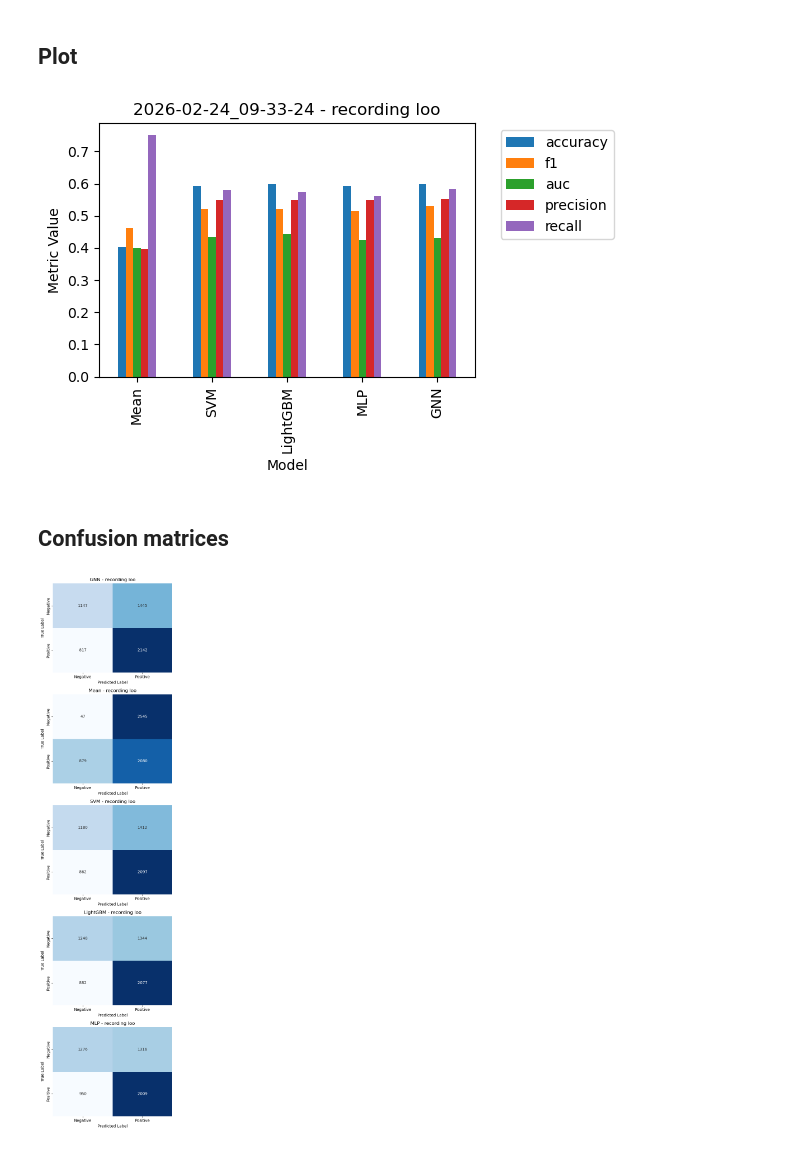
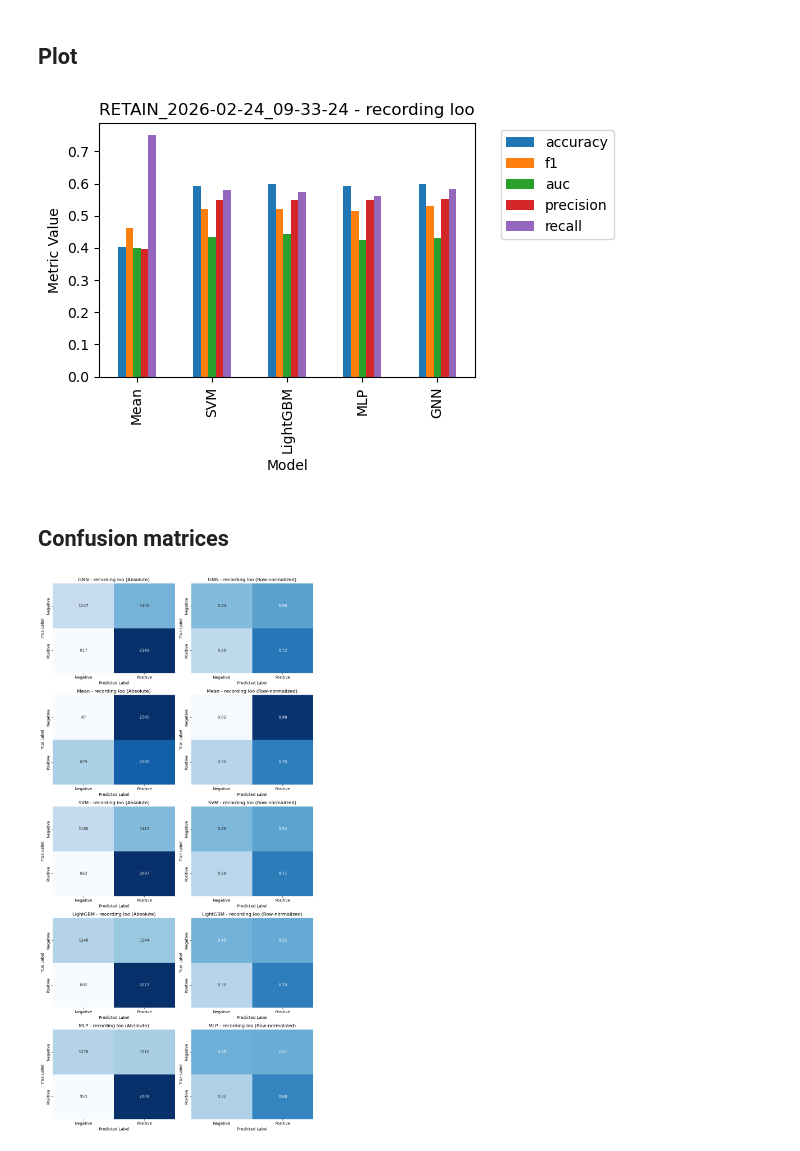
Before and after one commit to Space0code/GFM-for-eyetracker, a Jupyter notebook: src/emotions/binary/results_analysis.ipynb, the cells around one changed output. Drawn from its saved outputs; the diff is of its cells as text; code cells hidden in the pictures.

```diff
--- a/src/emotions/binary/results_analysis.ipynb
+++ b/src/emotions/binary/results_analysis.ipynb
@@ -8,7 +8,7 @@ import matplotlib.pyplot as plt
 from pathlib import Path
 
 # Path to a run folder, relative to project root
-RUN_DIR_REL = Path('results/binary/2026-02-24_09-33-24')
+RUN_DIR_REL = Path('results/binary/RETAIN_2026-02-24_09-33-24')
 SUMMARY_FILE = 'summary.csv'
 DECISION_THRESHOLD = 0.5
 MODELS_FOR_CM = ['GNN','Mean','SVM','LightGBM','MLP']  # any subset of ['GNN','Mean','SVM','LightGBM','MLP']
@@ -93,7 +93,7 @@ for ax, strategy in zip(axes, strategies):
 plt.tight_layout()
 plt.show()
 # %% [output]
-[figure, old version]
+[figure, new version]
 # %% [markdown]
 ## Confusion matrices
 # %%
@@ -103,19 +103,17 @@ from sklearn.metrics import confusion_matrix
 
 n_models = len(MODELS_FOR_CM)
 n_strategies = len(strategies)
-fig, axes = plt.subplots(n_models, n_strategies, figsize=(5 * n_strategies, 4 * n_models))
+n_cols = 2 * n_strategies  # Absolute + row-normalized for each strategy
+fig, axes = plt.subplots(n_models, n_cols, figsize=(5 * n_cols, 4 * n_models))
 
 # Normalize axes indexing for 1D cases
-if n_models == 1 and n_strategies == 1:
-    axes = np.array([[axes]])
-elif n_models == 1:
+if n_models == 1:
     axes = np.array([axes])
-elif n_strategies == 1:
-    axes = np.array([[ax] for ax in axes])
 
 for row_idx, model_name in enumerate(MODELS_FOR_CM):
-    for col_idx, strategy in enumerate(strategies):
-        ax = axes[row_idx, col_idx]
+    for strategy_idx, strategy in enumerate(strategies):
+        abs_ax = axes[row_idx, 2 * strategy_idx]
+        rel_ax = axes[row_idx, 2 * strategy_idx + 1]
         strategy_path = RUN_DIR / strategy
         fold_dirs = sorted([p for p in strategy_path.iterdir() if p.is_dir()])
 
@@ -129,37 +127,58 @@ for row_idx, model_name in enumerate(MODELS_FOR_CM):
             else:
                 pred_path = fold_dir / 'baselines' / model_name / 'test_predictions.npy'
                 target_path = fold_dir / 'baselines' / model_name / 'test_targets.npy'
 
             if pred_path.exists() and target_path.exists():
                 preds = np.asarray(np.load(pred_path)).reshape(-1)
                 targets = np.asarray(np.load(target_path)).reshape(-1)
                 all_predictions.append(preds)
                 all_targets.append(targets)
 
         if all_predictions and all_targets:
             all_predictions = np.concatenate(all_predictions)
             all_targets = np.concatenate(all_targets).astype(int)
             pred_classes = (all_predictions >= DECISION_THRESHOLD).astype(int)
 
             cm = confusion_matrix(all_targets, pred_classes, labels=[0, 1])
+            row_sums = cm.sum(axis=1, keepdims=True)
+            cm_row_norm = np.divide(cm, row_sums, out=np.zeros_like(cm, dtype=float), where=row_sums != 0)
+
             sns.heatmap(
                 cm,
                 annot=True,
                 fmt='d',
                 cmap='Blues',
                 cbar=False,
-                ax=ax,
+                ax=abs_ax,
                 xticklabels=['Negative', 'Positive'],
                 yticklabels=['Negative', 'Positive'],
             )
-            ax.set_xlabel('Predicted Label')
-            ax.set_ylabel('True Label')
-            ax.set_title(f"{model_name} - {strategy.replace('_', ' ')}")
+            abs_ax.set_xlabel('Predicted Label')
+            abs_ax.set_ylabel('True Label')
+            abs_ax.set_title(f"{model_name} - {strategy.replace('_', ' ')} (Absolute)")
+
+            sns.heatmap(
+                cm_row_norm,
+                annot=True,
+                fmt='.2f',
+                cmap='Blues',
+                vmin=0.0,
+                vmax=1.0,
+                cbar=False,
+                ax=rel_ax,
+                xticklabels=['Negative', 'Positive'],
+                yticklabels=['Negative', 'Positive'],
+            )
+            rel_ax.set_xlabel('Predicted Label')
+            rel_ax.set_ylabel('True Label')
+            rel_ax.set_title(f"{model_name} - {strategy.replace('_', ' ')} (Row-normalized)")
         else:
-            ax.set_axis_off()
-            ax.set_title(f"{model_name} - {strategy} (no prediction files)")
+            abs_ax.set_axis_off()
+            rel_ax.set_axis_off()
+            abs_ax.set_title(f"{model_name} - {strategy} (no prediction files)")
+            rel_ax.set_title(f"{model_name} - {strategy} (no prediction files)")
 
 plt.tight_layout()
 plt.show()
 # %% [output]
-[figure, old version]
+[figure, new version]
```
Also changed, not shown: parts of 2 cells of this notebook.
